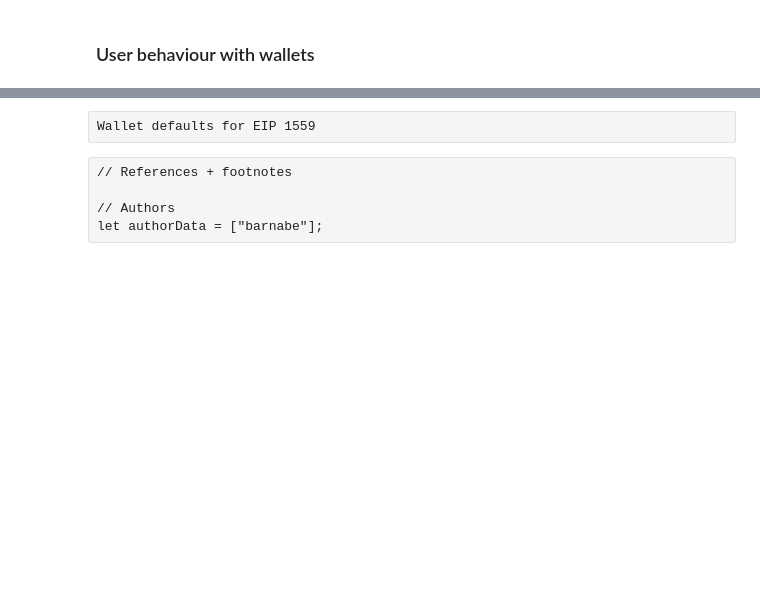
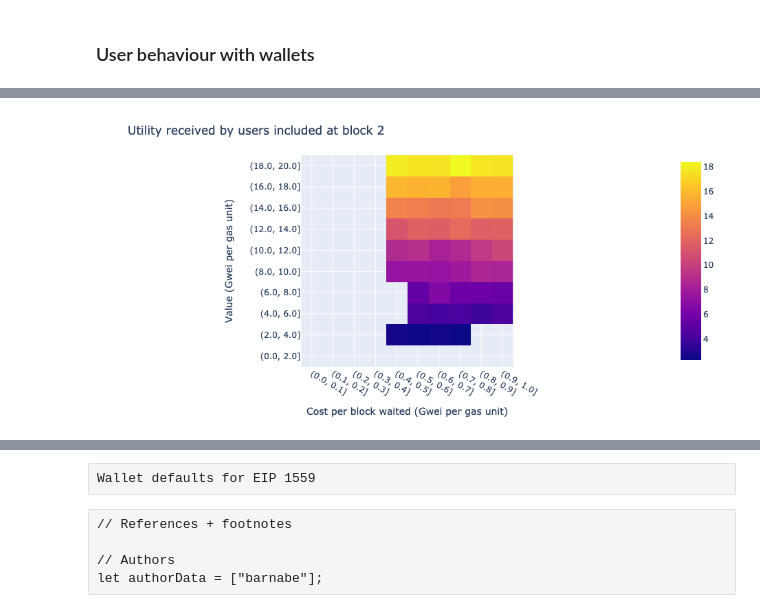
Before and after one commit to ethereum/abm1559, a Jupyter notebook: notebooks/walletDefaults.ipynb, the cells around one changed output, grey strips where cells are left out. Cells and saved outputs as stored; diff of their text form; code cells hidden in the pictures; blank space fills up the shorter version.

```diff
--- a/notebooks/walletDefaults.ipynb
+++ b/notebooks/walletDefaults.ipynb
@@ -324 +342,17 @@ ax.invert_yaxis()
+# %%
+gp = grouped[grouped.block_height == 2].copy()
+gp['cost_bin'] = gp['cost_bin'].astype('str')
+gp['value_bin'] = gp['value_bin'].astype('str')
+gp = gp.pivot("value_bin", "cost_bin", "user_sw").reindex(
+    np.flip([str(pd.Interval(x, x+2, closed="right")) for x in np.linspace(0, 18, bins)])
+)
+fig = px.imshow(gp)
+fig.update_layout(
+    title = "Utility received by users included at block 2",
+    xaxis_title = "Cost per block waited (Gwei per gas unit)",
+    yaxis_title = "Value (Gwei per gas unit)"
+)
+fig
+# %% [output]
+[figure, added]
 # %% [markdown]
```
Also changed, not shown: parts of 22 cells of this notebook, 15 other files.
